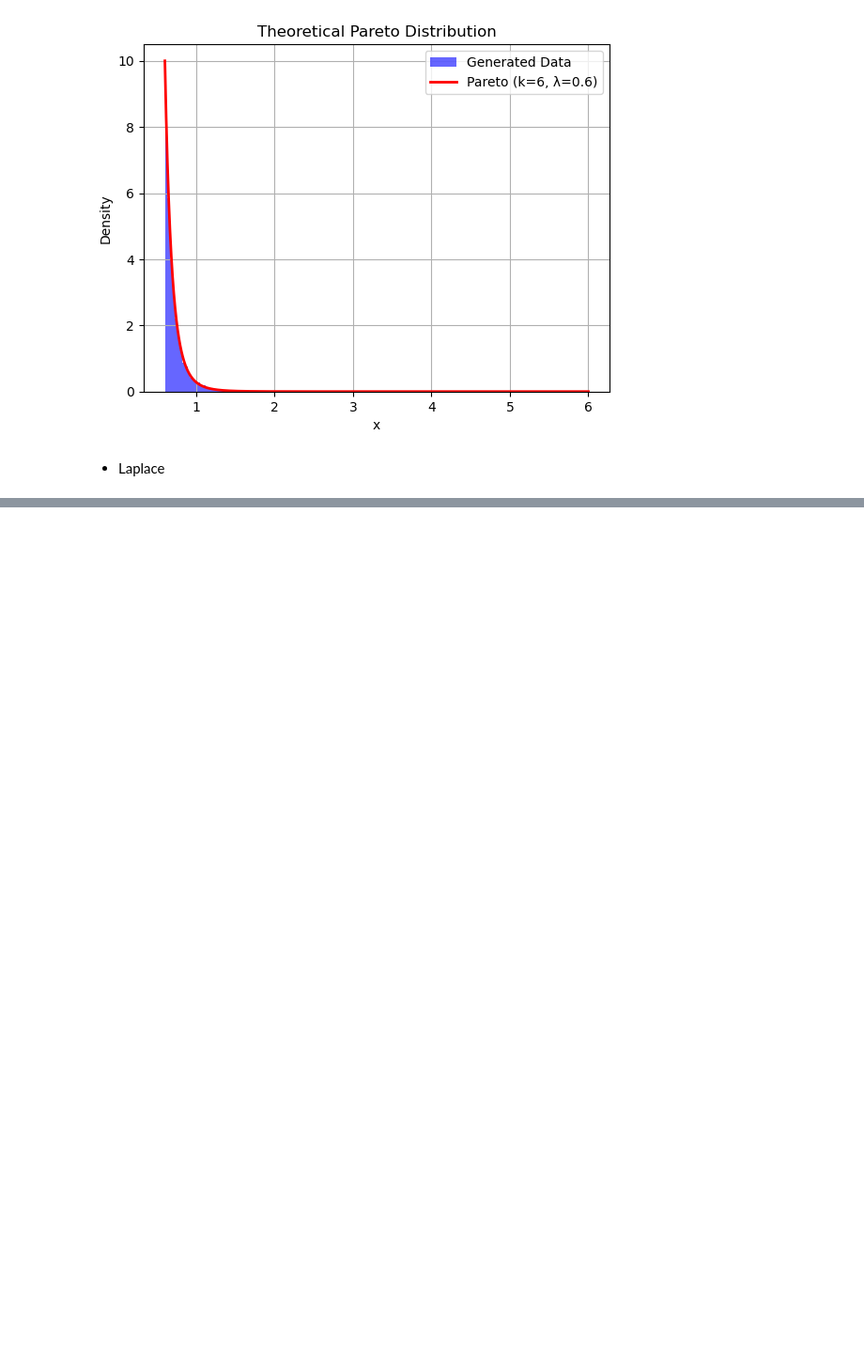
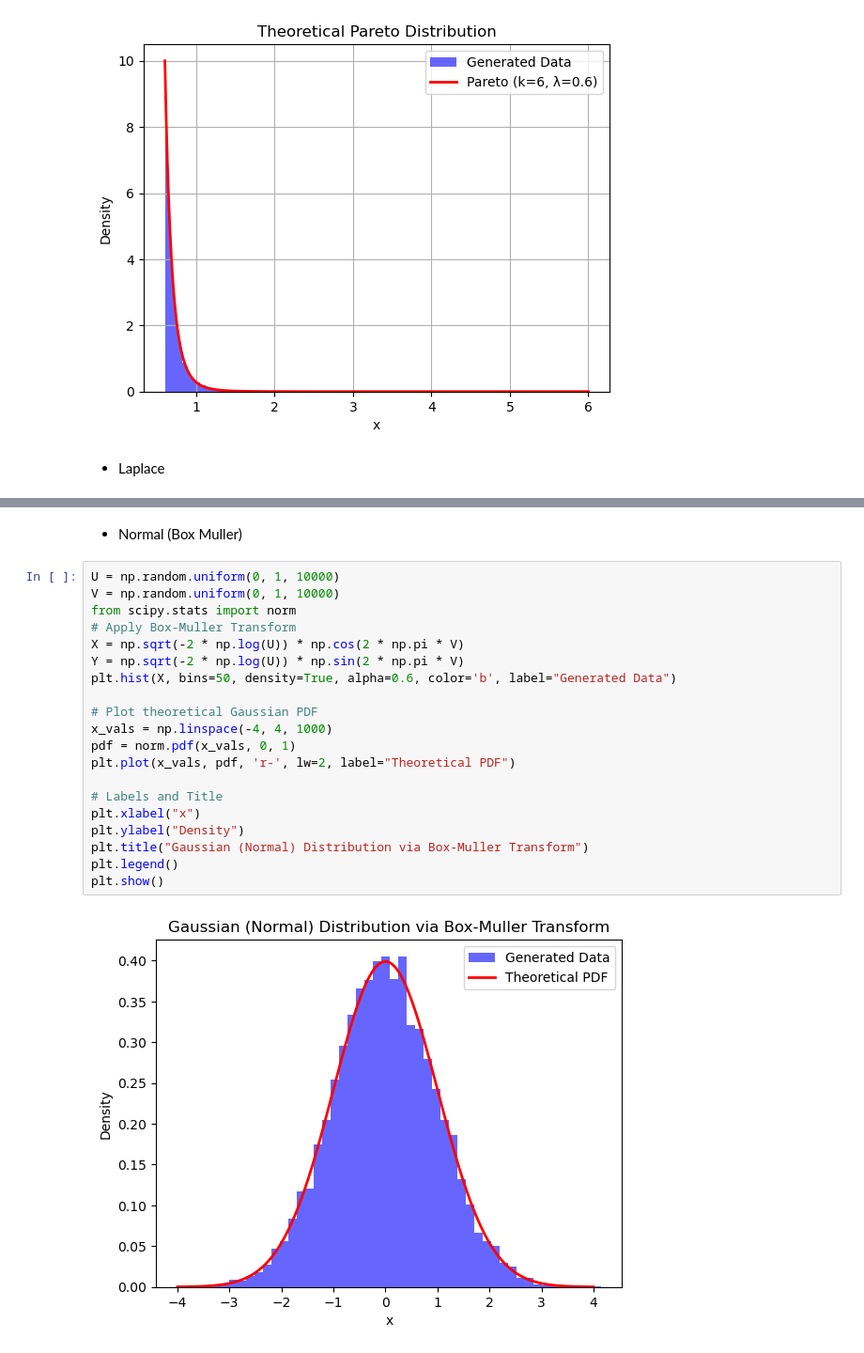
Before and after one commit to aayrapet/MC_simulations, a Jupyter notebook: main.ipynb, the cells around one changed output, grey strips where cells are left out. Shown: that part at 94% size. Cells and saved outputs as stored; diff of their text form; blank space fills up the shorter version.

```diff
--- a/main.ipynb
+++ b/main.ipynb
@@ -99,0 +129,24 @@ plt.show()
+# %% [markdown]
+- Normal (Box Muller)
+# %%
+U = np.random.uniform(0, 1, 10000)
+V = np.random.uniform(0, 1, 10000)
+from scipy.stats import norm
+# Apply Box-Muller Transform
+X = np.sqrt(-2 * np.log(U)) * np.cos(2 * np.pi * V)
+Y = np.sqrt(-2 * np.log(U)) * np.sin(2 * np.pi * V)
+plt.hist(X, bins=50, density=True, alpha=0.6, color='b', label="Generated Data")
+
+# Plot theoretical Gaussian PDF
+x_vals = np.linspace(-4, 4, 1000)
+pdf = norm.pdf(x_vals, 0, 1)
+plt.plot(x_vals, pdf, 'r-', lw=2, label="Theoretical PDF")
+
+# Labels and Title
+plt.xlabel("x")
+plt.ylabel("Density")
+plt.title("Gaussian (Normal) Distribution via Box-Muller Transform")
+plt.legend()
+plt.show()
+# %% [output]
+[figure, added]
```
Also changed, not shown: parts of 8 cells of this notebook.
